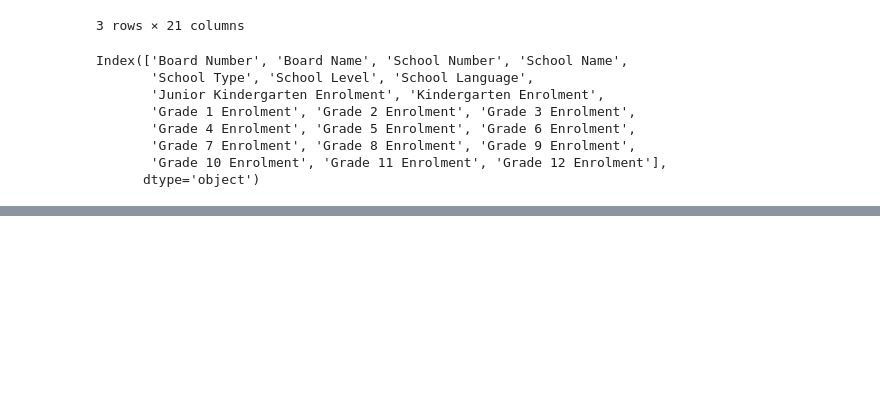
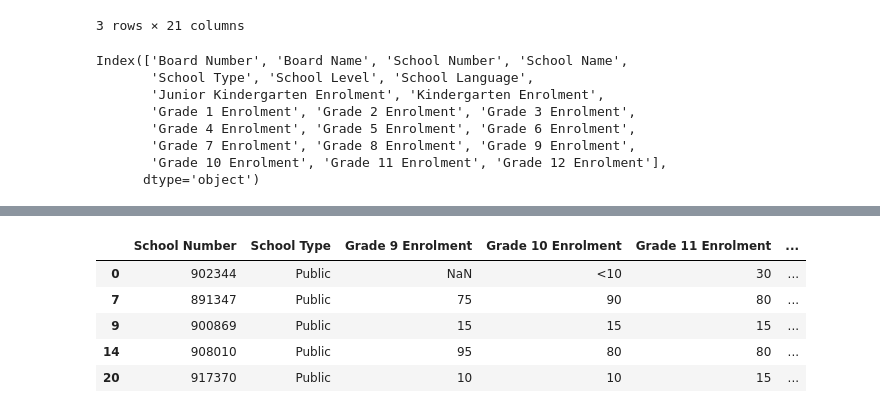
Before and after one commit to acedryden/school_research_project, a Jupyter notebook: Data Collection/Table_Preparation.ipynb, the cells around one changed output, grey strips where cells are left out. Saved outputs shown, nothing was run; the diff lists cells and outputs as text; code cells hidden in the pictures; blank space fills up the shorter version.

```diff
--- a/Data Collection/Table_Preparation.ipynb
+++ b/Data Collection/Table_Preparation.ipynb
@@ -169,2 +160,15 @@ Enrolment_by_grade_df.head()
+# %%
+#Secondary school enrolment table
+
+Secondary_schools_enrolment_df = Enrolment_by_grade_df.loc[Enrolment_by_grade_df["School Level"] == "Secondary" , ['School Number' , 'School Type' , 'Grade 9 Enrolment','Grade 10 Enrolment', 'Grade 11 Enrolment', 'Grade 12 Enrolment']]
+
+Secondary_schools_enrolment_df.head()
+# %% [output]
+|  | School Number | School Type | Grade 9 Enrolment | Grade 10 Enrolment | Grade 11 Enrolment | ... |
+| 0 | 902344 | Public | NaN | <10 | 30 | ... |
+| 7 | 891347 | Public | 75 | 90 | 80 | ... |
+| 9 | 900869 | Public | 15 | 15 | 15 | ... |
+| 14 | 908010 | Public | 95 | 80 | 80 | ... |
+| 20 | 917370 | Public | 10 | 10 | 15 | ... |
 # %%
 #Delating the NaN fields and "<"
```
Also changed, not shown: parts of 17 cells of this notebook, 10 other files.
